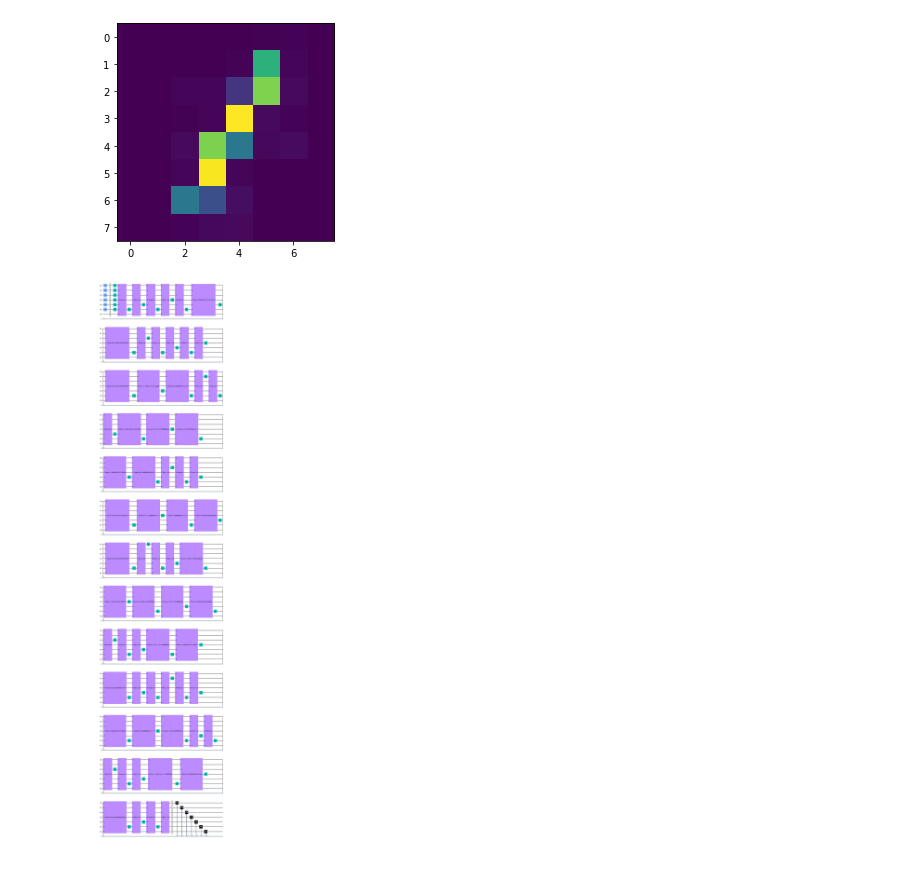
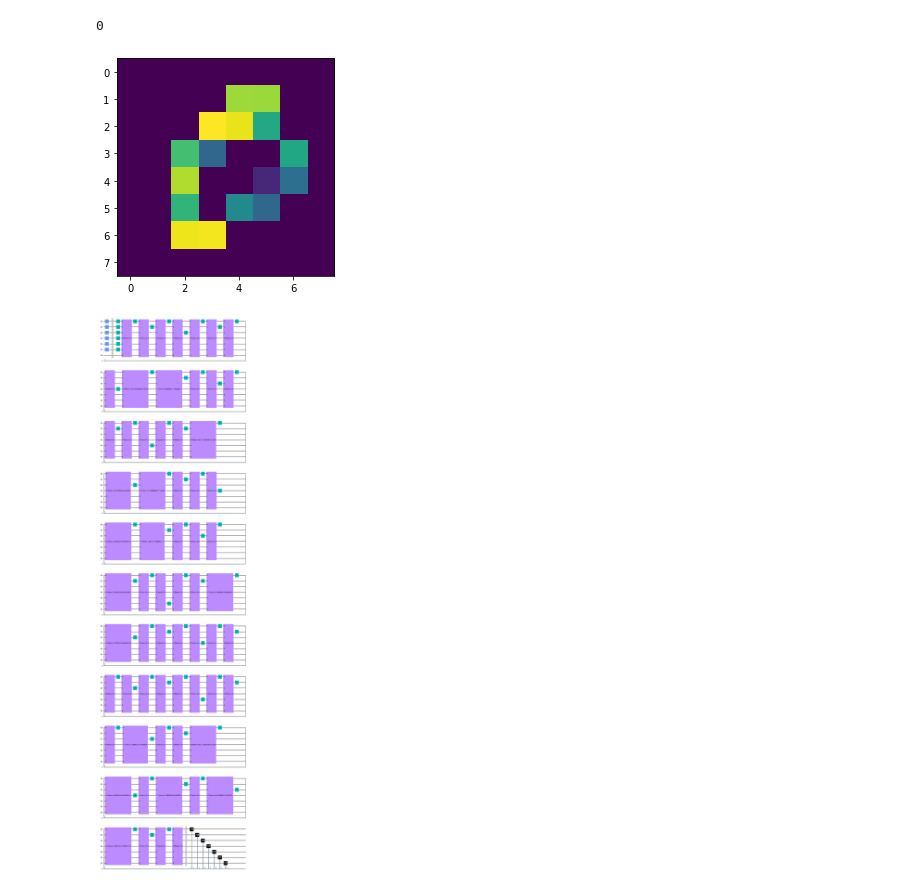
Before and after one commit to ho0-kim/Quantum_Image_Processing, a Jupyter notebook: test.ipynb, the cells around one changed output. Drawn from its saved outputs; the diff is of its cells as text; code cells hidden in the pictures.

```diff
--- a/test.ipynb
+++ b/test.ipynb
@@ -56,20 +56,27 @@ def MCRY(theta, n_controlbit):
 # %%
 # img_folder = "C:/Users/thesi/Downloads/MNIST Dataset JPG format/MNIST Dataset JPG format/MNIST - JPG - training/0/"
 # img_path = img_folder + "1.jpg"
-img_folder = "C:/Users/thesi/Downloads/MNIST Dataset JPG format/MNIST Dataset JPG format/MNIST - JPG - training/1/"
-img_path = img_folder + "3.jpg"
+# img_folder = "C:/Users/thesi/Downloads/MNIST Dataset JPG format/MNIST Dataset JPG format/MNIST - JPG - training/1/"
+# img_path = img_folder + "3.jpg"
 
-img = cv2.imread(img_path, 0)
+# img = cv2.imread(img_path, 0)
+
+train_data = datasets.MNIST(root='./data', train=True, download=True)
+
+img, label = train_data[1]
+img = np.array(img)
 
 """ image reszie from 28x28 to 32x32 """
 img_size = 8
 img = cv2.resize(img, dsize=(img_size, img_size), interpolation=cv2.INTER_LINEAR)
 
 """ Image Visualization """
+print(label)
 plt.imshow(img)
 plt.show()
 # %% [output]
+0
-[figure, old version]
+[figure, new version]
 # %%
 """ 2d to 1d """
 img = img.reshape(img_size*img_size)
@@ -81,38 +88,50 @@ img = img / 255.0
 img = np.arcsin(img)
 
 # provider = IBMQ.load_account()
 
 
 """ Create Multi-controlled RY Gate """
 k = int(np.ceil(np.log2(img_size)))
 
 """ Design circuit """
 qc = QuantumCircuit(2*k+1, 2*k+1)
 
 qc.h(range(0, 2*k))
 
 graycode = genGraycode(2*k)
 
 qc.barrier()
-for i, e in enumerate(img):
+# for i, e in enumerate(img):
+#     if i == 0:
+#         qc.x(range(0, 2*k))
+#     else:
+#         for j in range(2*k):
+#             if graycode[i-1][j] != graycode[i][j]:
+#                 qc.x(j)
+#                 break
+#     mcry = MCRY(2 * img[i], 2*k)
+#     qc.append(mcry, range(0, 2*k+1))
+
+for i in range(len(img)):
     if i == 0:
-        qc.x(range(0, 2*k))
+        qc.x(range(2*k))
     else:
         for j in range(2*k):
-            if graycode[i-1][j] != graycode[i][j]:
+            if graycode[i-1][2*k-j-1] != graycode[i][2*k-j-1]:
                 qc.x(j)
                 break
-    mcry = MCRY(2 * img[i], 2*k)
-    qc.append(mcry, range(0, 2*k+1))
+    idx = int(graycode[i], 2)
+    mcry = MCRY(2 * img[idx], 2*k)
+    qc.append(mcry, range(2*k+1))
 
 qc.barrier()
 
 qc.measure(range(2*k+1), range(2*k+1))
 
 # qc = qc.reverse_bits()
 
 qc.draw(output='mpl')
 # %% [output]
-[figure, old version]
+[figure, new version]
 # %%
 """ run simulator """
```
Also changed, not shown: parts of 7 cells of this notebook, 1 other file.
